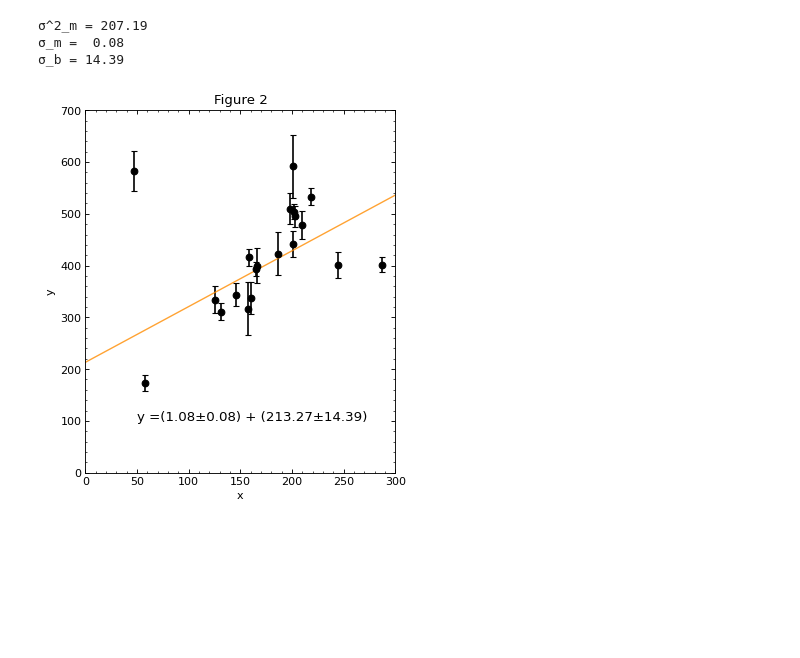
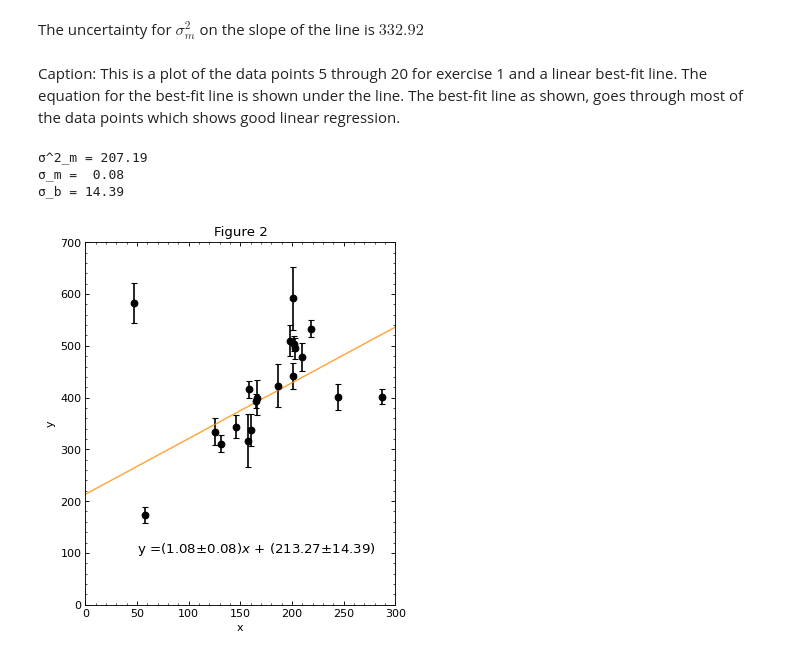
Before and after one commit to siddpatel1/DSPS_SPatel, a Jupyter notebook: HW5/SidPatel_HW5_HoggBovey.ipynb, the cells around one changed output. Drawn from its saved outputs; the diff is of its cells as text; code cells hidden in the pictures; blank space fills up the shorter version.

```diff
--- a/HW5/SidPatel_HW5_HoggBovey.ipynb
+++ b/HW5/SidPatel_HW5_HoggBovey.ipynb
@@ -57,3 +57,7 @@ problem1()
+# %% [markdown]
+The uncertainty for $\sigma^2_m$ on the slope of the line is $332.92$
+# %% [markdown]
+Caption: This is a plot of the data points 5 through 20 for exercise 1 and a linear best-fit line. The equation for the best-fit line is shown under the line. The best-fit line as shown, goes through most of the data points which shows good linear regression.
 # %%
 #Section 1: Problem 2
 def problem2():
@@ -75,32 +79,32 @@ def problem2():
   plt.errorbar(x=hbl1.x, y=hbl1.y, yerr = hbl1["σy"], fmt='ok', capsize=3)
   plt.plot(x0, m*x0 + b, "darkorange", alpha=0.8, lw=1.25)
 
   plt.xlim(0,300)
   plt.ylim(0,700)
   plt.xlabel("x");
   plt.ylabel("y");
   plt.title("Figure 2");
 
   ax = plt.gca();
   ax.minorticks_on();
   ax.tick_params(axis='both',which='both',direction='in')
   ax.yaxis.set_ticks_position('both');
   ax.xaxis.set_ticks_position('both');
 
 
   uncMat = np.linalg.inv(A.T.dot(np.linalg.inv(C)).dot(A))
   o2m = np.around(uncMat[0][0],2)
   om = np.around(np.sqrt(uncMat[1][1]),2)
   ob = np.around(np.sqrt(uncMat[0][0]),2)
   print("σ^2_m =", o2m)
   print("σ_m = ", om)
   print("σ_b =", ob)
-  eq = "y =" +"(" +str(np.around(m,2)) + "±" +str(om) +")" + " + (" +str(np.around(b,2)) + "±" + str(ob) +")"
+  eq = "y =" +"(" +str(np.around(m,2)) + "±" +str(om) +")"+"$x$" + " + (" +str(np.around(b,2)) + "±" + str(ob) +")"
   ax.text(50,100,eq,fontsize=12)
 
 problem2()
 # %% [output]
 σ^2_m = 207.19
 σ_m =  0.08
 σ_b = 14.39
-[figure, old version]
+[figure, new version]
```
Also changed, not shown: parts of 5 cells of this notebook.
